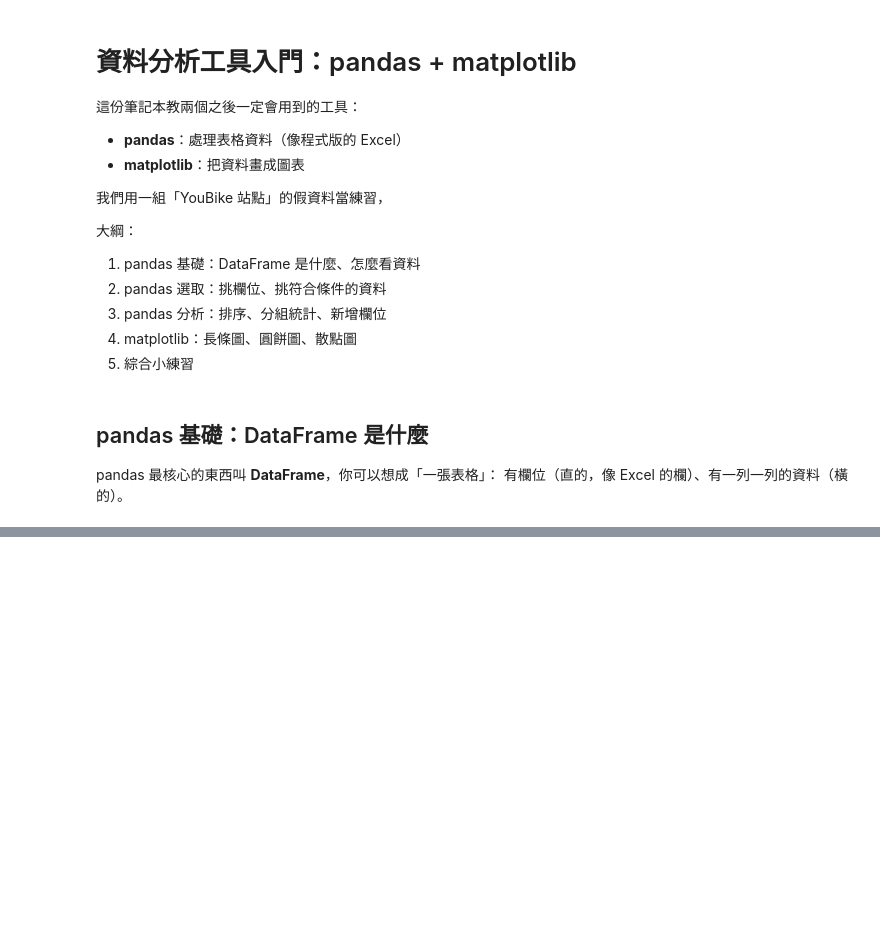
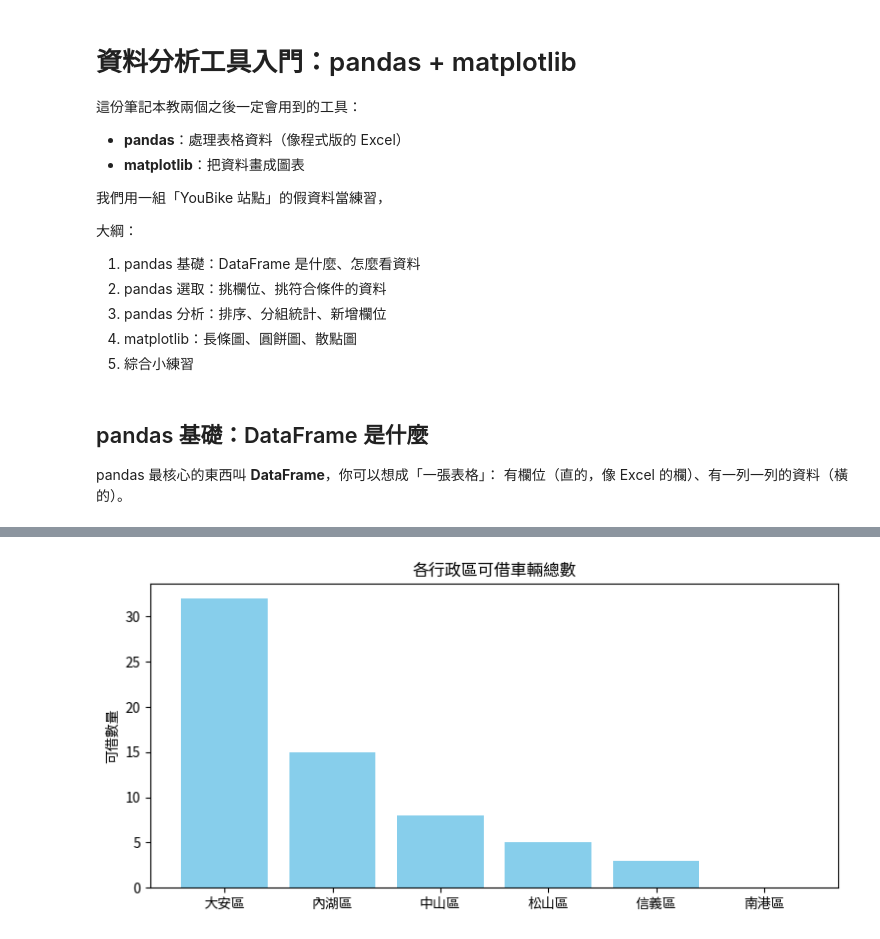
Before and after one commit to jessieliang-0720/git-tutorial, a Jupyter notebook: 2026_7_14_Pandas.ipynb, the cells around one changed output, grey strips where cells are left out. Cells and saved outputs as stored; diff of their text form; code cells hidden in the pictures; blank space fills up the shorter version.

```diff
--- a/2026_7_14_Pandas.ipynb
+++ b/2026_7_14_Pandas.ipynb
@@ -22,0 +243,11 @@ pandas 最核心的東西叫 **DataFrame**，你可以想成「一張表格」
+# %%
+# 結合 pandas：各行政區可借總數，由多到少畫出來
+by_area = df.groupby("行政區")["可借"].sum().sort_values(ascending=False)
+
+plt.figure(figsize=(9, 4))
+plt.bar(by_area.index, by_area.values, color="skyblue")
+plt.title("各行政區可借車輛總數")
+plt.ylabel("可借數量")
+plt.show()
+# %% [output]
+[figure, added]
```
Also changed, not shown: parts of 19 cells of this notebook.
